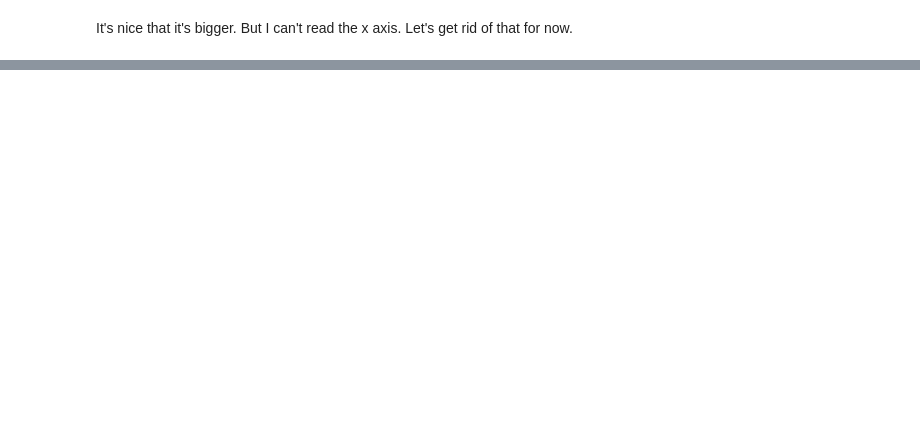
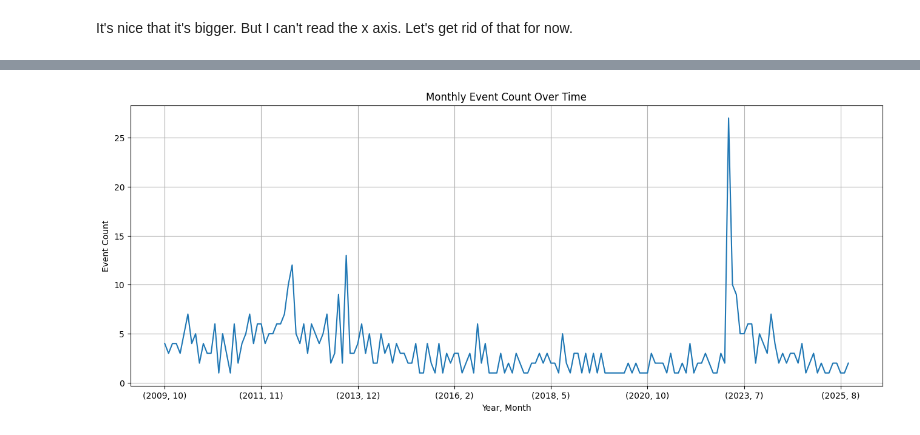
Before and after one commit to JoseVillalta/Calendar, a Jupyter notebook: Calendar.ipynb, the cells around one changed output, grey strips where cells are left out. Drawn from its saved outputs; the diff is of its cells as text; code cells hidden in the pictures; blank space fills up the shorter version.

```diff
--- a/Calendar.ipynb
+++ b/Calendar.ipynb
@@ -81,0 +167,9 @@ Name: dates, Length: 107, dtype: int64
+# %%
+group_by.plot(kind='line', figsize=(16, 6))
+plt.title('Monthly Event Count Over Time')
+plt.xlabel('Year, Month')
+plt.ylabel('Event Count')
+plt.grid(True)
+plt.show()
+# %% [output]
+[figure, added]
```
Also changed, not shown: parts of 33 cells of this notebook.
